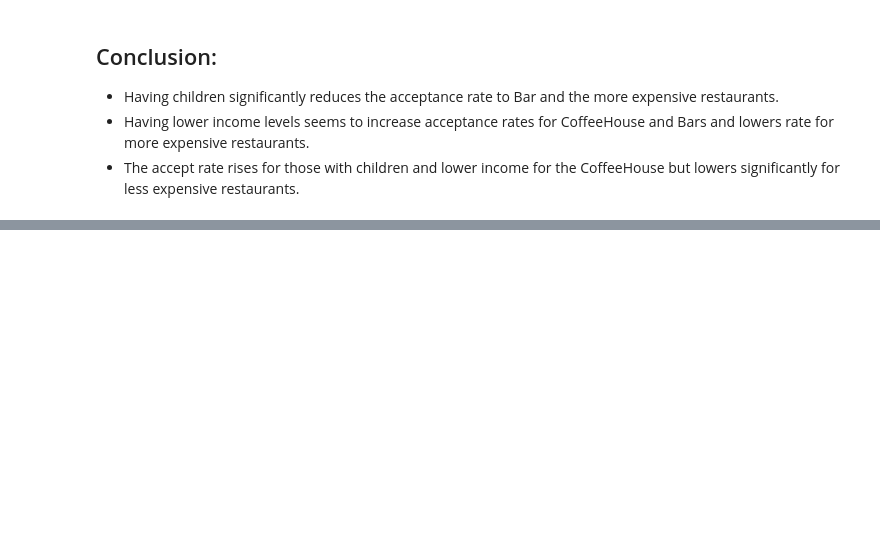
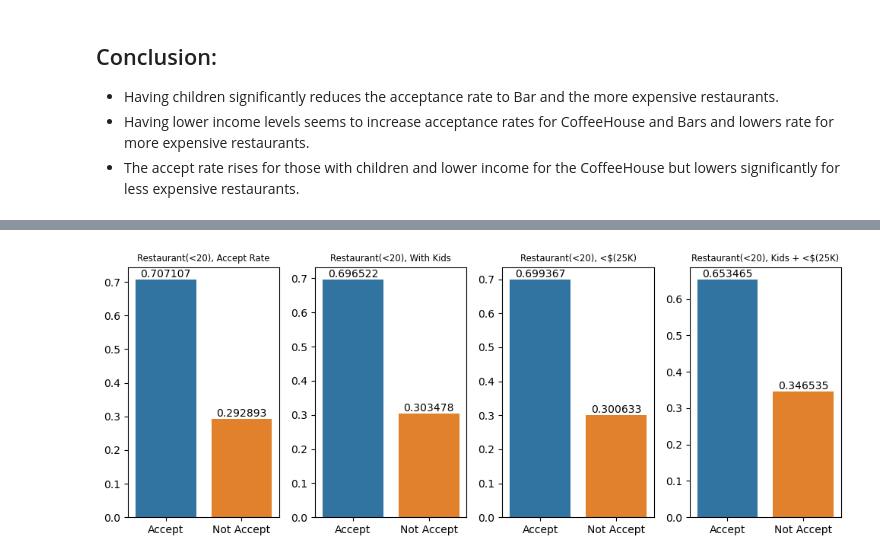
Before and after one commit to bwalsh125/assignment5_1, a Jupyter notebook: prompt.ipynb, the cells around one changed output, grey strips where cells are left out. Cells and saved outputs as stored; diff of their text form; code cells hidden in the pictures; blank space fills up the shorter version.

```diff
--- a/prompt.ipynb
+++ b/prompt.ipynb
@@ -783,0 +805,15 @@ NameError: name 'tight_layout' is not defined
+# %%
+# Show effect of children and lower income on Restaurant(<20)
+
+fig, ax = plt.subplots(nrows=1, ncols=4, figsize=(10,4))
+ct = 'Restaurant(<20)'
+n = 0
+plot_accept_rate(datac.query('coupon == @ct'), ax[0], ct + ", Accept Rate")
+plot_accept_rate(datac.query('(coupon == @ct) and (has_children == 1)'), ax[1],  ct + ', With Kids')
+plot_accept_rate(datac.query('(coupon == @ct) and (IncomeLevel <= 1)'), ax[2],  ct + ', <$(25K)')
+plot_accept_rate(datac.query('(coupon == @ct) and (IncomeLevel <= 1) and (has_children == 1)'), ax[3],  ct + ', Kids + <$(25K)')
+
+plt.tight_layout()
+plt.savefig('images/restaurant20.png')
+# %% [output]
+[figure, added]
```
Also changed, not shown: parts of 3 cells of this notebook, 5 other files.
